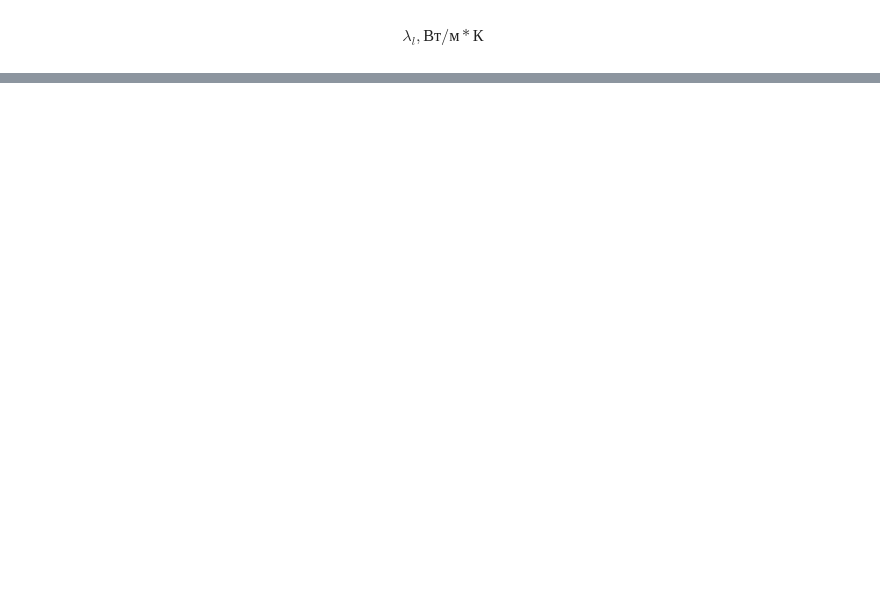
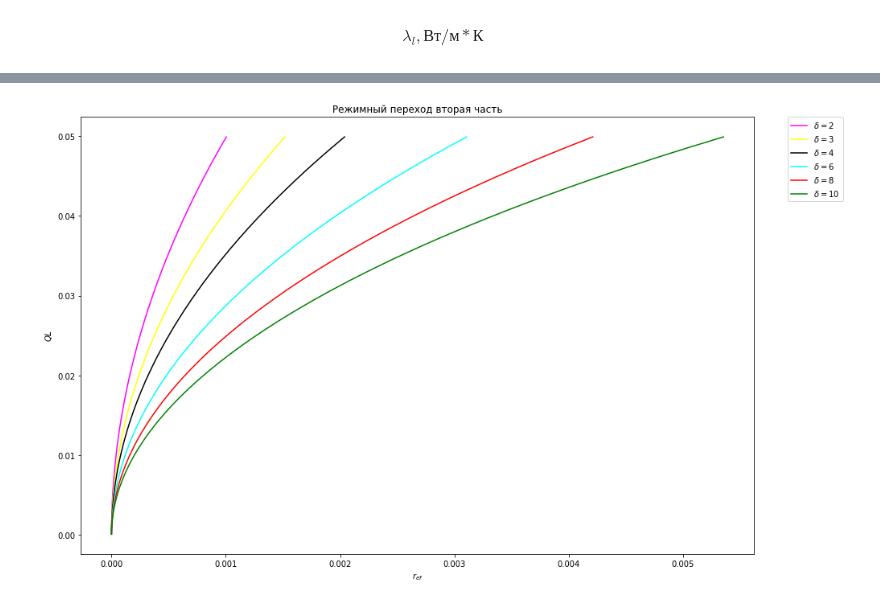
Before and after one commit to andreineustroev/task4, a Jupyter notebook: Задача А4.ipynb, the cells around one changed output, grey strips where cells are left out. Drawn from its saved outputs; the diff is of its cells as text; code cells hidden in the pictures; blank space fills up the shorter version.

```diff
--- a/Задача А4.ipynb
+++ b/Задача А4.ipynb
@@ -369,0 +519,26 @@ SyntaxError: invalid syntax (<ipython-input-242-d05dd92fdd51>, line 2)
+# %%
+%matplotlib inline
+
+width = 15
+height = 10
+line_result = plt.figure(figsize=(width, height))
+
+line_result = plt.plot(r_result(2,2), QL_result, color='magenta',label=r'$\delta = 2$')
+
+line_result = plt.plot(r_result(2,3), QL_result, color='yellow',label=r'$\delta = 3$')
+
+line_result = plt.plot(r_result(2,4), QL_result, color='black',label=r'$\delta = 4$')
+
+line_result = plt.plot(r_result(2,6), QL_result, color='cyan',label=r'$\delta = 6$')
+
+line_result = plt.plot(r_result(2,8), QL_result, color='red',label=r'$\delta = 8$')
+
+line_result = plt.plot(r_result(2,10), QL_result, color='green',label=r'$\delta = 10$')
+
+line_h_ev_example = plt.xlabel(r'$r_{ef}$')
+line_h_ev_example = plt.ylabel(r'$QL$')
+line_h_ev_example = plt.title('Режимный переход вторая часть')
+
+line_result = plt.legend(bbox_to_anchor=(1.05, 1), loc=2, borderaxespad=0.)
+# %% [output]
+[figure, added]
```
Also changed, not shown: parts of 64 cells of this notebook.
